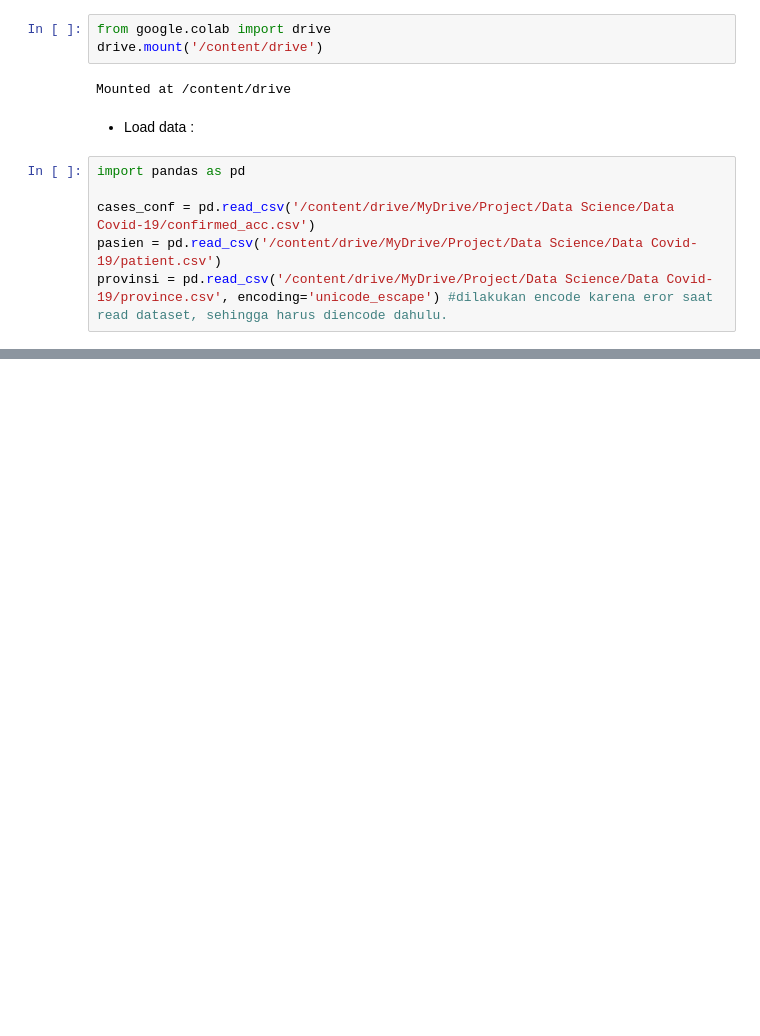
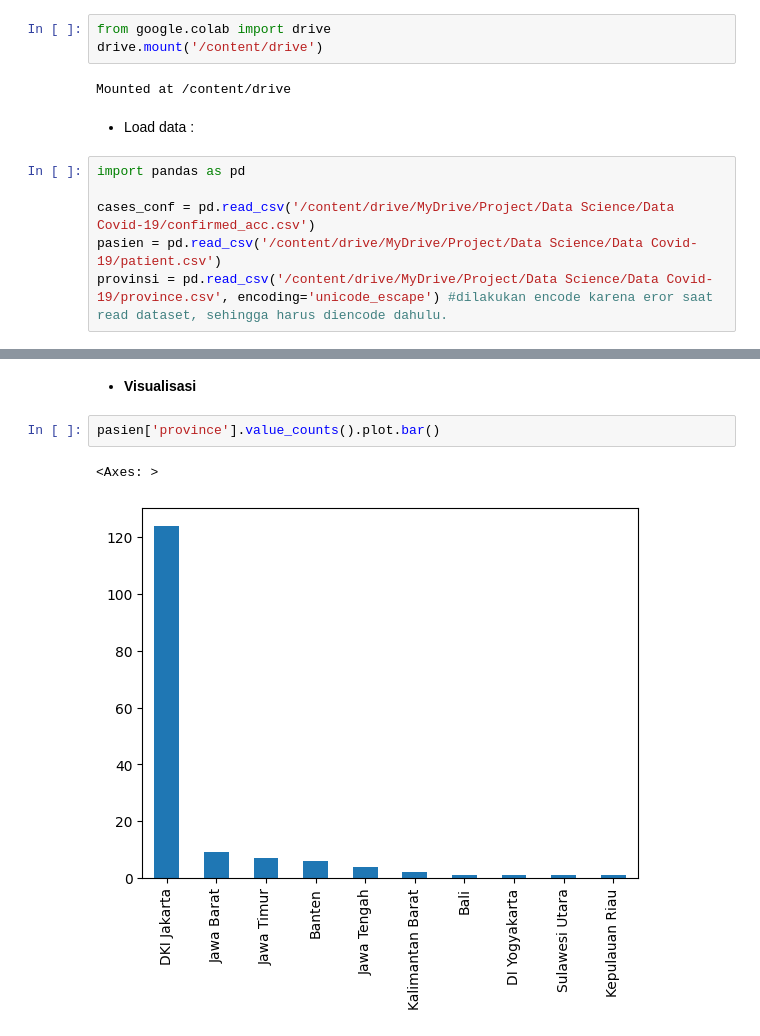
Before and after one commit to vedricopane/DataScience-AnalisaDataKasusCovid19, a Jupyter notebook: DataScience_AnalisaDataKasusCovid19.ipynb, the cells around one changed output, grey strips where cells are left out. Drawn from its saved outputs; the diff is of its cells as text; blank space fills up the shorter version.

```diff
--- a/DataScience_AnalisaDataKasusCovid19.ipynb
+++ b/DataScience_AnalisaDataKasusCovid19.ipynb
@@ -55,0 +277,7 @@ Melakukan prediksi kasus 60 hari ke depan.
+# %% [markdown]
+* **Visualisasi**
+# %%
+pasien['province'].value_counts().plot.bar()
+# %% [output]
+<Axes: >
+[figure, added]
```
Also changed, not shown: parts of 70 cells of this notebook.
